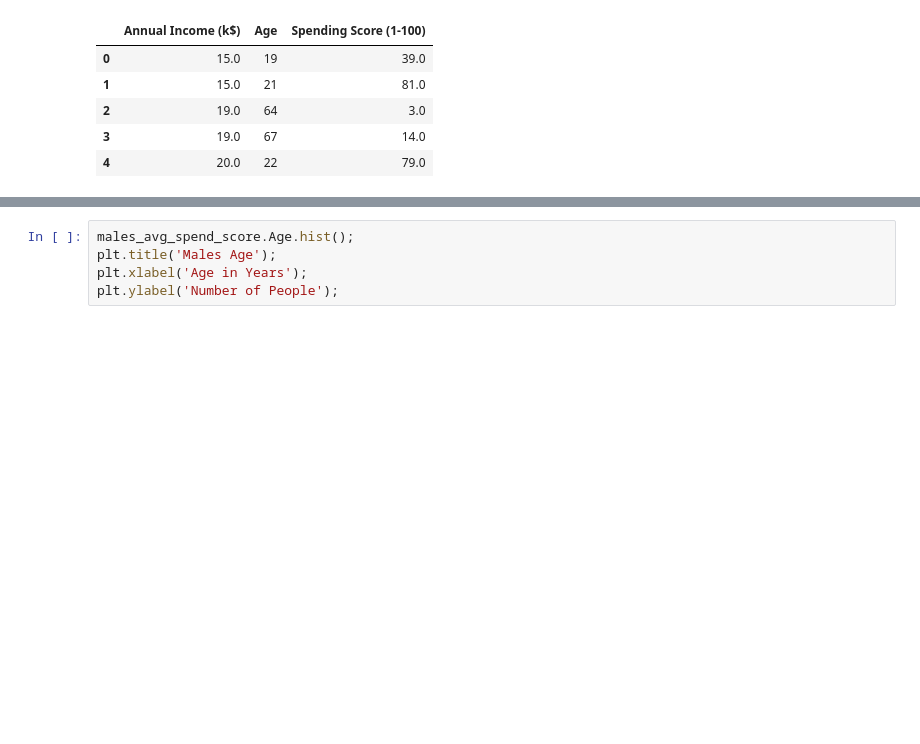
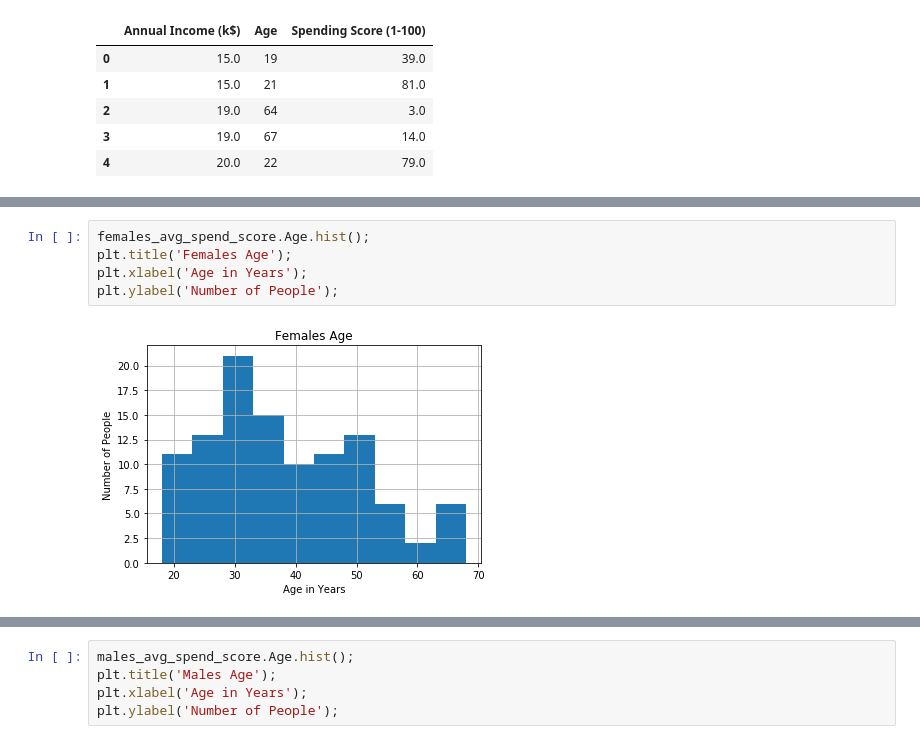
Before and after one commit to ipatel467/Customer-Segmentation, a Jupyter notebook: index.ipynb, the cells around one changed output, grey strips where cells are left out. Saved outputs shown, nothing was run; the diff lists cells and outputs as text; blank space fills up the shorter version.

```diff
--- a/index.ipynb
+++ b/index.ipynb
@@ -186,0 +206,7 @@ males_avg_spend_score.head()
+# %%
+females_avg_spend_score.Age.hist();
+plt.title('Females Age');
+plt.xlabel('Age in Years');
+plt.ylabel('Number of People');
+# %% [output]
+[figure, added]
```
Also changed, not shown: parts of 6 cells of this notebook.
